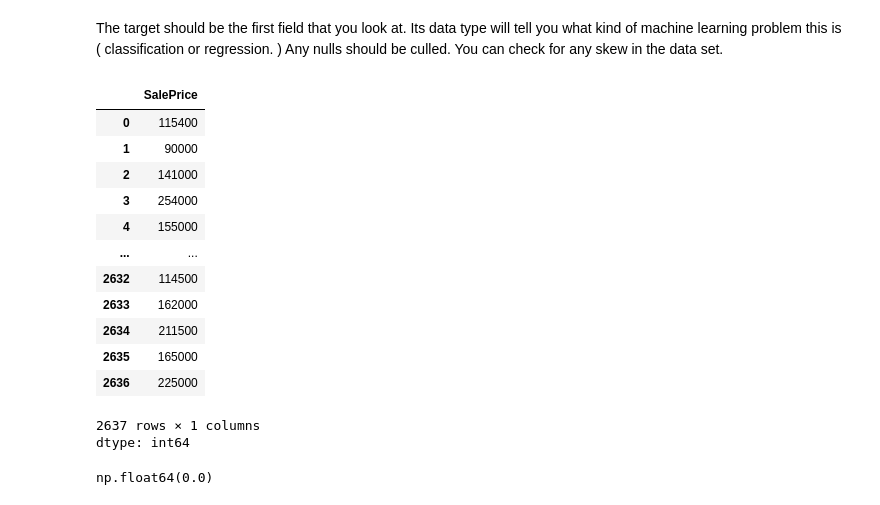
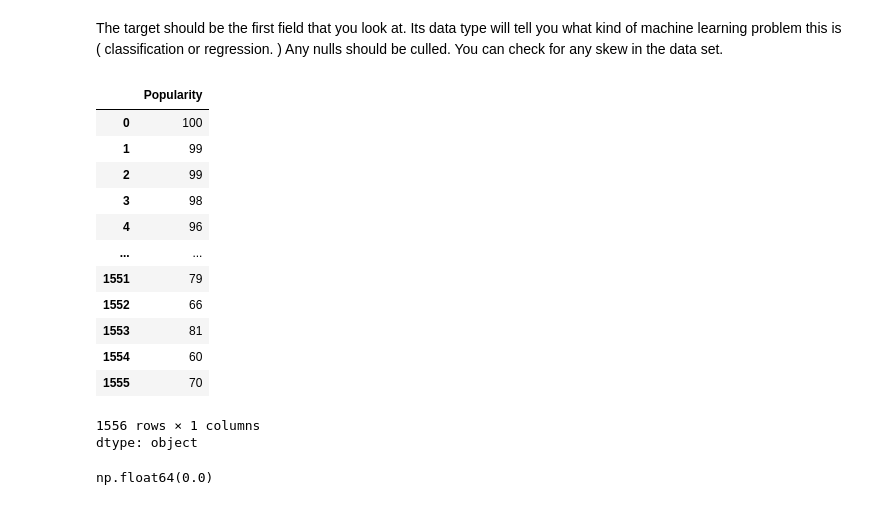
Before and after one commit to cnmi-ds-22/efitznm___Data-Science-Portfolio-C22, a Jupyter notebook: Modules/Module_4_Tree_Based_Methods/Projects/Instructions/Project.4-Spotify/Spotify_Pass_07.ipynb, the cells around one changed output. Drawn from its saved outputs; the diff is of its cells as text; code cells hidden in the pictures.

```diff
--- a/Modules/Module_4_Tree_Based_Methods/Projects/Instructions/Project.4-Spotify/Spotify_Pass_07.ipynb
+++ b/Modules/Module_4_Tree_Based_Methods/Projects/Instructions/Project.4-Spotify/Spotify_Pass_07.ipynb
@@ -198,21 +207,22 @@ md.metadata(df)
 The target should be the first field that you look at.  Its data type will tell you what kind of machine learning problem this is ( classification or regression. ) Any nulls should be culled.  You can check for any skew in the data set.
 # %%
 # Define the name of the target column 'SalePrice' to work with it independently
-target_col = 'SalePrice'
-df[target_col]
+target_col = 'Popularity'
+target = df[target_col]
+target
 # %% [output]
-|  | SalePrice |
-| 0 | 115400 |
-| 1 | 90000 |
-| 2 | 141000 |
-| 3 | 254000 |
-| 4 | 155000 |
+|  | Popularity |
+| 0 | 100 |
+| 1 | 99 |
+| 2 | 99 |
+| 3 | 98 |
+| 4 | 96 |
 | ... | ... |
-| 2632 | 114500 |
-| 2633 | 162000 |
-| 2634 | 211500 |
-| 2635 | 165000 |
-| 2636 | 225000 |
+| 1551 | 79 |
+| 1552 | 66 |
+| 1553 | 81 |
+| 1554 | 60 |
+| 1555 | 70 |
-2637 rows × 1 columns
-dtype: int64
+1556 rows × 1 columns
+dtype: object
 # %%
```
Also changed, not shown: parts of 67 cells of this notebook.
